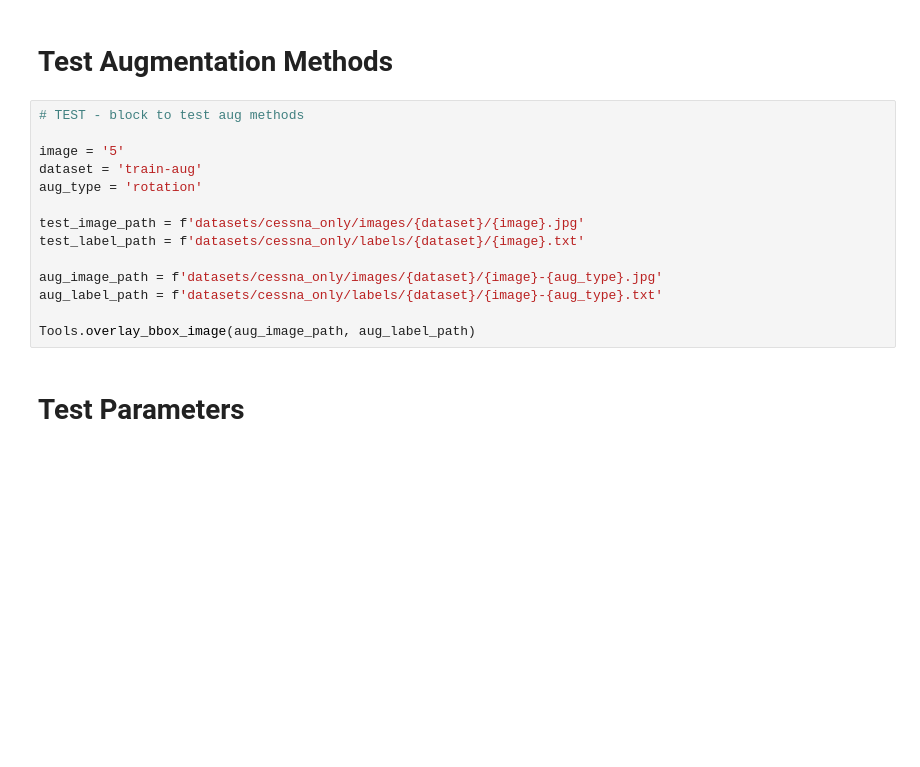
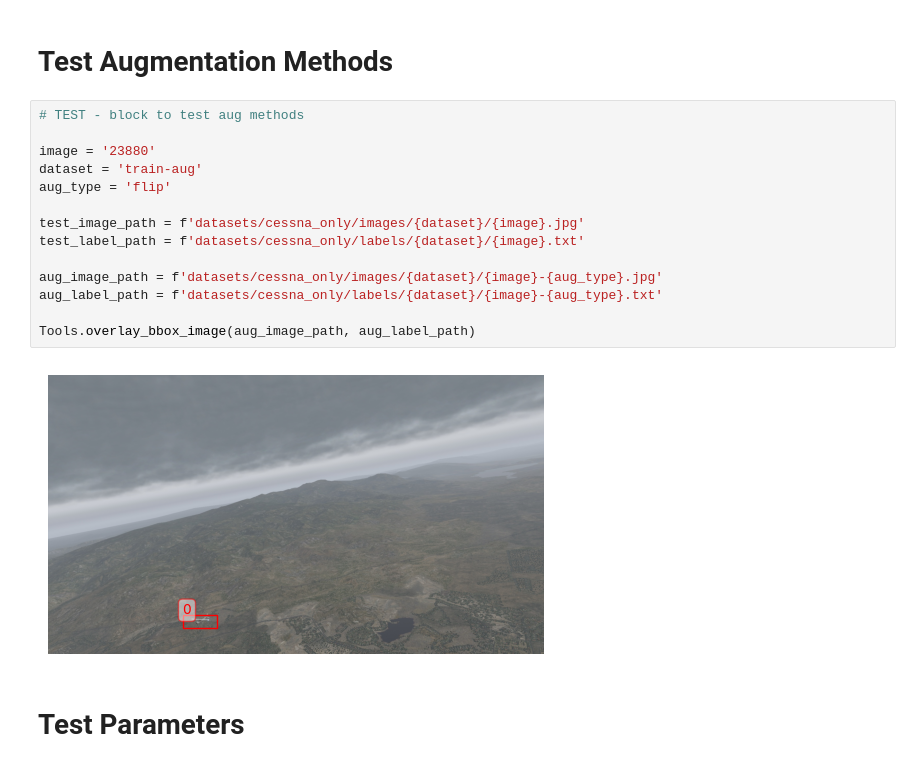
Before and after one commit to tee1g21/Intruder-Aircraft-Detection, a Jupyter notebook: main/testerV2.ipynb, the cells around one changed output. Saved outputs shown, nothing was run; the diff lists cells and outputs as text; blank space fills up the shorter version.

```diff
--- a/main/testerV2.ipynb
+++ b/main/testerV2.ipynb
@@ -83,17 +97,19 @@ An error occurred: Expected y_min for bbox (0.5048285, -0.00766349999999999, 0.8
 # %%
 # TEST - block to test aug methods
 
-image = '5'
+image = '23880'
 dataset = 'train-aug'
-aug_type = 'rotation'
+aug_type = 'flip'
 
 test_image_path = f'datasets/cessna_only/images/{dataset}/{image}.jpg'
 test_label_path = f'datasets/cessna_only/labels/{dataset}/{image}.txt'
 
 aug_image_path = f'datasets/cessna_only/images/{dataset}/{image}-{aug_type}.jpg'
 aug_label_path = f'datasets/cessna_only/labels/{dataset}/{image}-{aug_type}.txt'
 
 Tools.overlay_bbox_image(aug_image_path, aug_label_path)
+# %% [output]
+[figure, added]
 # %% [markdown]
 # Test Parameters
 # %%
```
Also changed, not shown: parts of 3 cells of this notebook, 2 other files.
